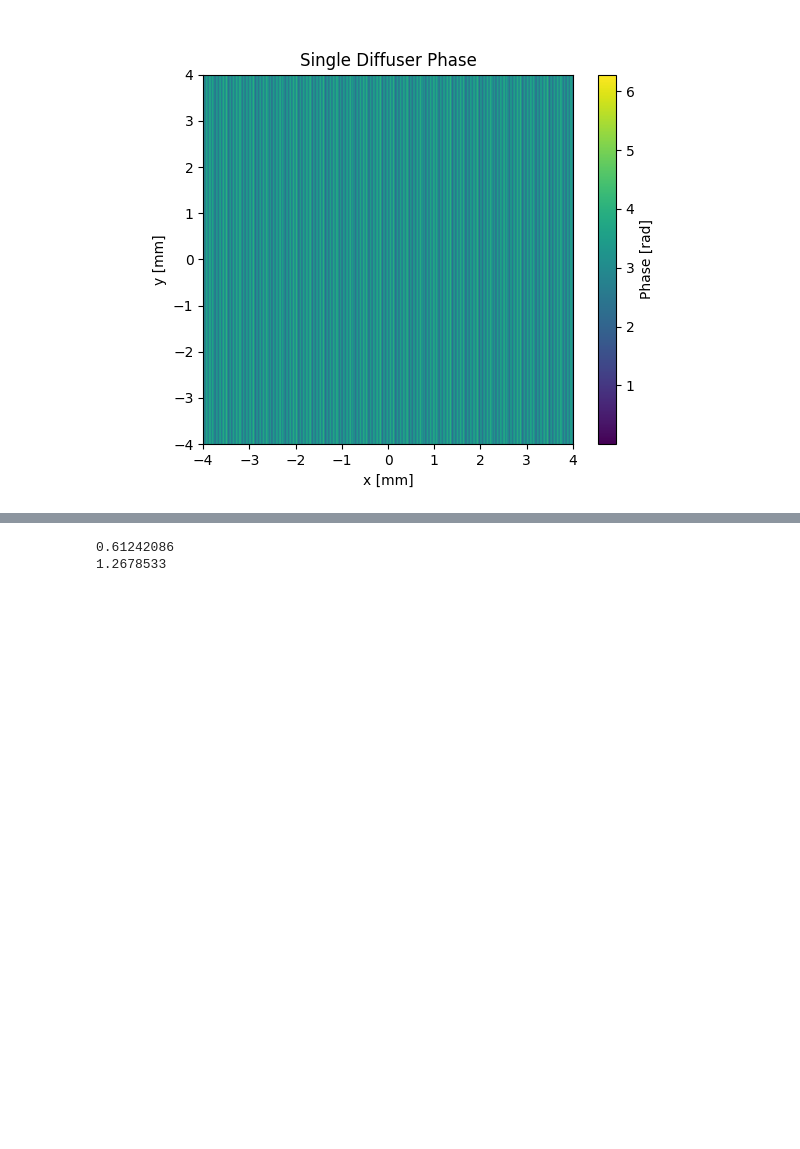
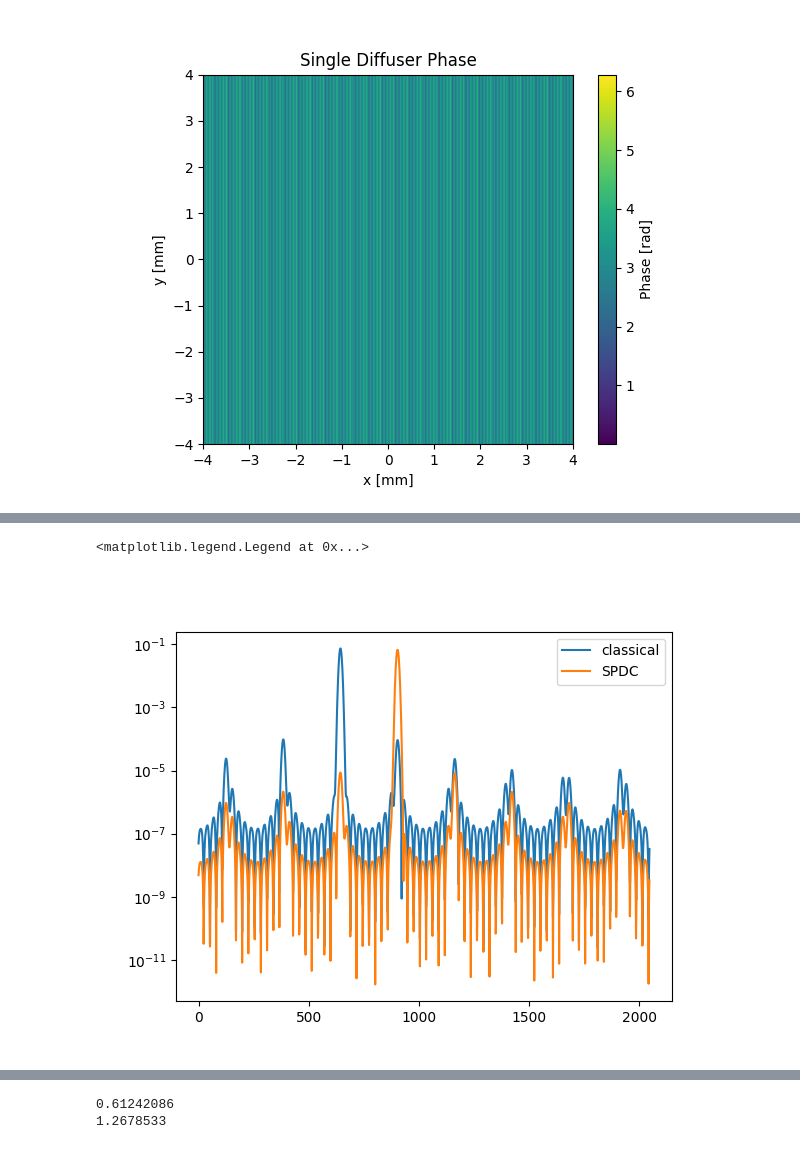
Before and after one commit to rubiaek/qdc2, a Jupyter notebook: qdc/diffuser/run_grating.ipynb, the cells around one changed output, grey strips where cells are left out. Cells and saved outputs as stored; diff of their text form; code cells hidden in the pictures; blank space fills up the shorter version.

```diff
--- a/qdc/diffuser/run_grating.ipynb
+++ b/qdc/diffuser/run_grating.ipynb
@@ -53,0 +54,11 @@ res.show_incoherent_sum_SPDC(lognorm=True)
+# %%
+V_classical = res.classical_incoherent_sum[res.classical_incoherent_sum.shape[0]//2, :]
+V_SPDC = res.SPDC_incoherent_sum[res.SPDC_incoherent_sum.shape[0]//2, :]
+fig, ax = plt.subplots()
+ax.plot(V_classical, label='classical')
+ax.plot(V_SPDC, label='SPDC')
+ax.set_yscale('log')
+ax.legend()
+# %% [output]
+<matplotlib.legend.Legend at 0x...>
+[figure, added]
```
Also changed, not shown: parts of 4 cells of this notebook, 1 other file.
